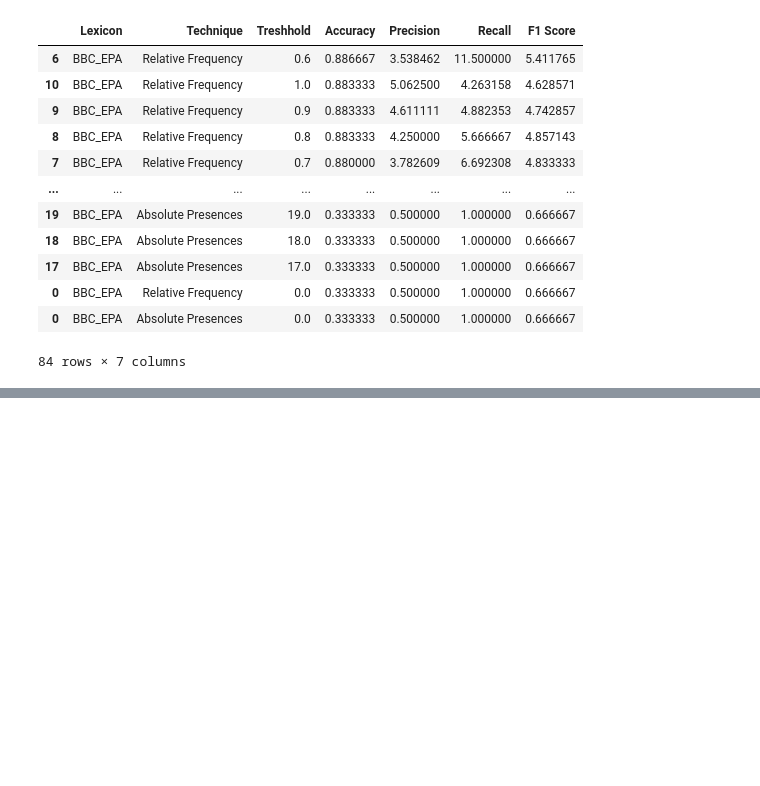
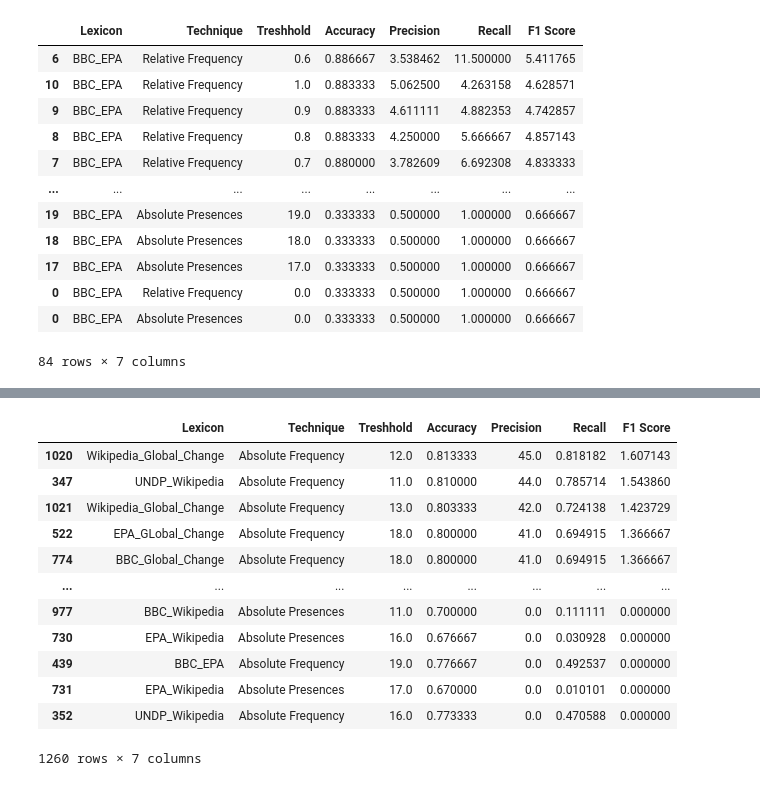
Before and after one commit to TBoedt/Constructing-A-Climate-Change-Concern-Index-Based-Upon-US-Newspaper-Articles, a Jupyter notebook: Climate_Articles_Tagging.ipynb, the cells around one changed output, grey strips where cells are left out. Cells and saved outputs as stored; diff of their text form; code cells hidden in the pictures; blank space fills up the shorter version.

```diff
--- a/Climate_Articles_Tagging.ipynb
+++ b/Climate_Articles_Tagging.ipynb
@@ -978,4 +996,18 @@ Global_Change_IPCC_df = pd.concat([Global_Change_IPCC_df_1, Global_Change_IPCC_d
 # %%
 Lexicon_df_2 = pd.concat([Lexicon_df_2, Wikpedia_Global_Change_df, Wikpedia_IPCC_df, Global_Change_IPCC_df]).reset_index(drop = True)
 # %%
-Lexicon_df_2.sort_values("Accuracy", ascending = False)
+Lexicon_df_2.sort_values("Precision", ascending = False)
+# %% [output]
+|  | Lexicon | Technique | Treshhold | Accuracy | Precision | Recall | F1 Score |
+| 1020 | Wikipedia_Global_Change | Absolute Frequency | 12.0 | 0.813333 | 45.0 | 0.818182 | 1.607143 |
+| 347 | UNDP_Wikipedia | Absolute Frequency | 11.0 | 0.810000 | 44.0 | 0.785714 | 1.543860 |
+| 1021 | Wikipedia_Global_Change | Absolute Frequency | 13.0 | 0.803333 | 42.0 | 0.724138 | 1.423729 |
+| 522 | EPA_GLobal_Change | Absolute Frequency | 18.0 | 0.800000 | 41.0 | 0.694915 | 1.366667 |
+| 774 | BBC_Global_Change | Absolute Frequency | 18.0 | 0.800000 | 41.0 | 0.694915 | 1.366667 |
+| ... | ... | ... | ... | ... | ... | ... | ... |
+| 977 | BBC_Wikipedia | Absolute Presences | 11.0 | 0.700000 | 0.0 | 0.111111 | 0.000000 |
+| 730 | EPA_Wikipedia | Absolute Presences | 16.0 | 0.676667 | 0.0 | 0.030928 | 0.000000 |
+| 439 | BBC_EPA | Absolute Frequency | 19.0 | 0.776667 | 0.0 | 0.492537 | 0.000000 |
+| 731 | EPA_Wikipedia | Absolute Presences | 17.0 | 0.670000 | 0.0 | 0.010101 | 0.000000 |
+| 352 | UNDP_Wikipedia | Absolute Frequency | 16.0 | 0.773333 | 0.0 | 0.470588 | 0.000000 |
+1260 rows × 7 columns
```
Also changed, not shown: parts of 10 cells of this notebook, 3 other files.
